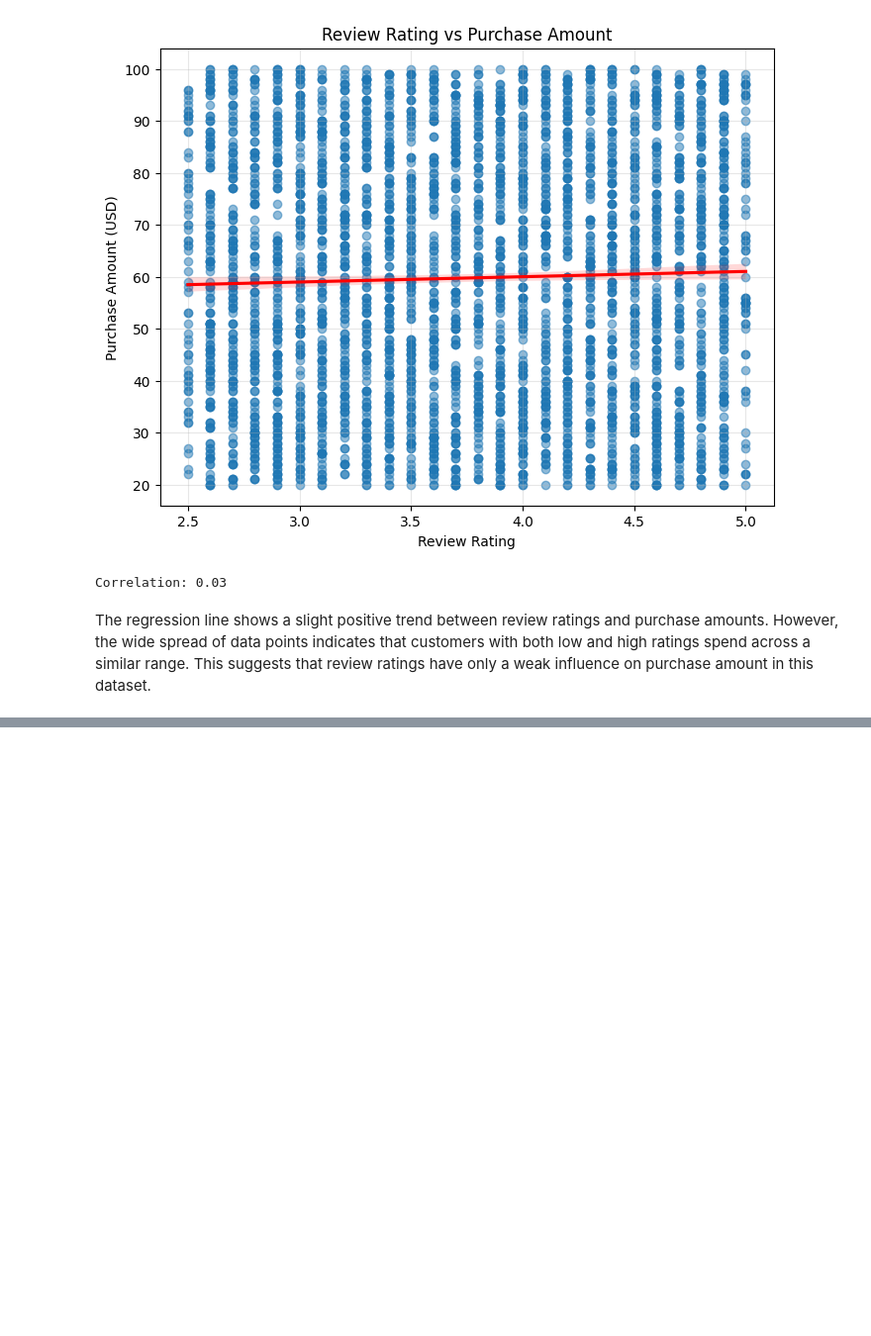
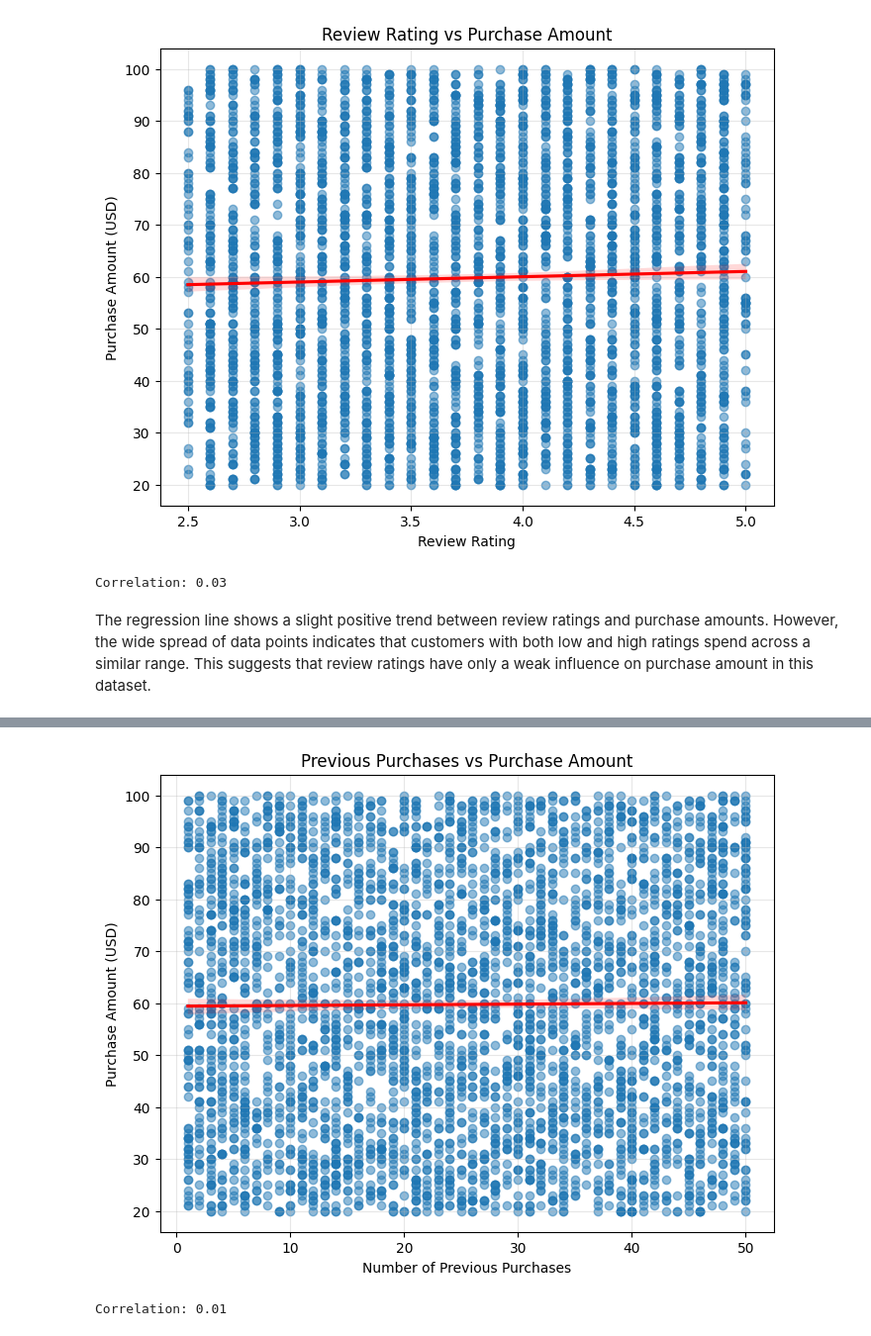
Before and after one commit to ConradNats/shopping-trends-analysis-python-jupternotebook, a Jupyter notebook: notebooks/Customer_analysis_EDA.ipynb, the cells around one changed output, grey strips where cells are left out. Shown at 99% size. Drawn from its saved outputs; the diff is of its cells as text; code cells hidden in the pictures; blank space fills up the shorter version.

Commit message:
Adding more visual

```diff
--- a/notebooks/Customer_analysis_EDA.ipynb
+++ b/notebooks/Customer_analysis_EDA.ipynb
@@ -318,0 +333,26 @@ The regression line shows a slight positive trend between review ratings and pur
+# %%
+plt.figure(figsize=(8,6))
+
+sns.regplot(
+    data=df,
+    x='Previous Purchases',
+    y='Purchase Amount (USD)',
+    scatter_kws={'alpha':0.5},
+    line_kws={'color':'red'}
+)
+
+plt.title('Previous Purchases vs Purchase Amount')
+plt.xlabel('Number of Previous Purchases')
+plt.ylabel('Purchase Amount (USD)')
+
+plt.grid(alpha=0.3)
+
+plt.show()
+# %% [output]
+[figure, added]
+# %%
+correlation = df['Previous Purchases'].corr(df['Purchase Amount (USD)'])
+
+print(f"Correlation: {correlation:.2f}")
+# %% [output]
+Correlation: 0.01
```
Also changed, not shown: parts of 2 cells of this notebook.
